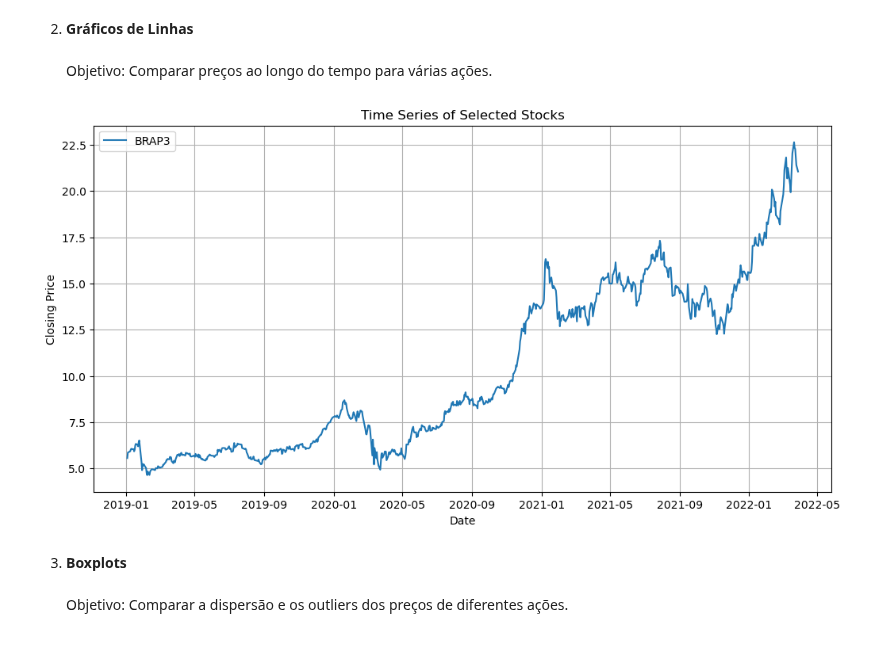
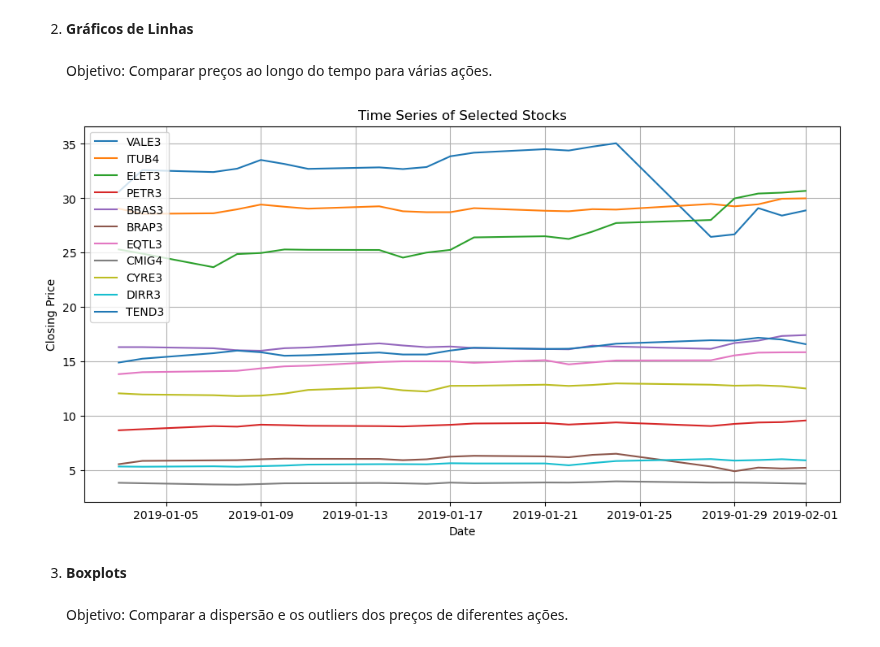
Before and after one commit to diogobrasil/analises-tcc-cripto, a Jupyter notebook: main/notebooks/b3_analysis_charts/comparisons.ipynb, the cells around one changed output. Cells and saved outputs as stored; diff of their text form; code cells hidden in the pictures.

```diff
--- a/main/notebooks/b3_analysis_charts/comparisons.ipynb
+++ b/main/notebooks/b3_analysis_charts/comparisons.ipynb
@@ -45,9 +45,9 @@ viz.plot_average_prices()
 \
 Objetivo: Comparar preços ao longo do tempo para várias ações.
 # %%
-viz.plot_time_series(stocks=['BRAP3'], start_date='2019-01-03', end_date='2022-03-28')
+viz.plot_time_series(stocks=["VALE3", "ITUB4", "ELET3", "PETR3", "BBAS3", "BRAP3", "EQTL3", "CMIG4", "CYRE3", "DIRR3", "TEND3"], start_date='2019-01-03', end_date='2019-02-03')
 # %% [output]
-[figure, old version]
+[figure, new version]
 # %% [markdown]
 3. **Boxplots**\
 \
```
Also changed, not shown: 48 other files.
